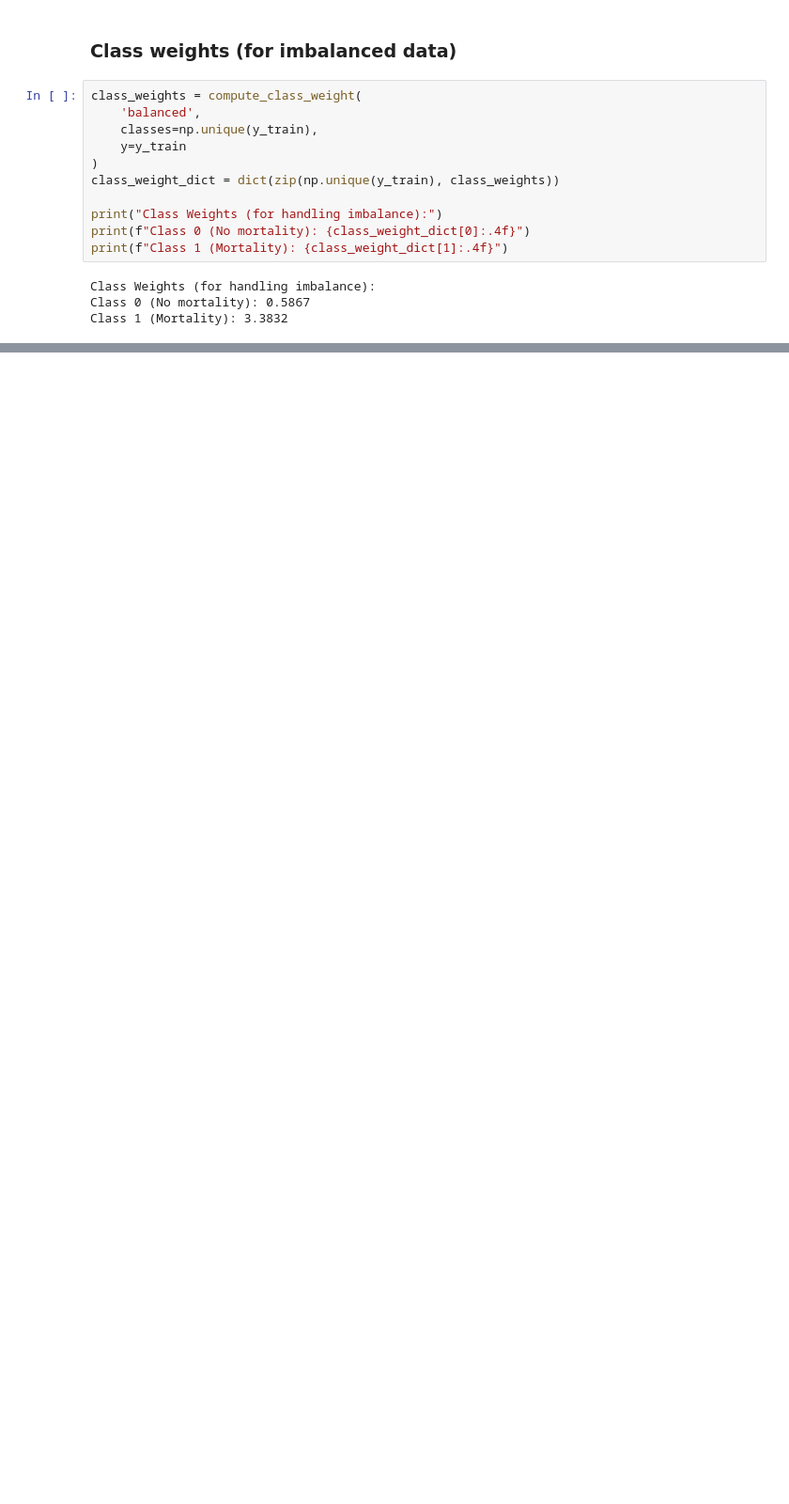
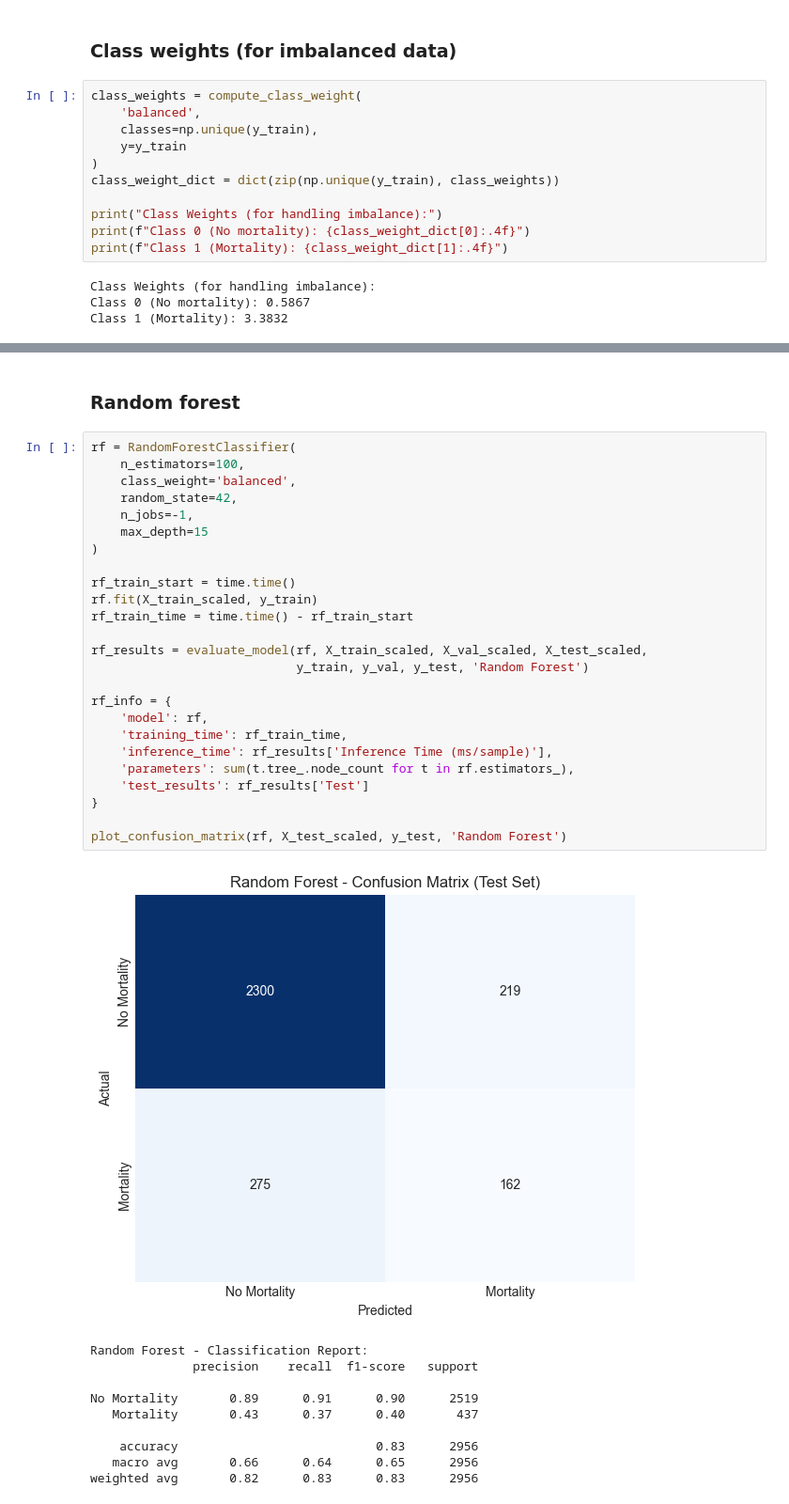
Before and after one commit to uripont/catalan-traffic-accident-analysis, a Jupyter notebook: notebooks/03_model_exploration.ipynb, the cells around one changed output, grey strips where cells are left out. Shown at 94% size. Cells and saved outputs as stored; diff of their text form; blank space fills up the shorter version.

```diff
--- a/notebooks/03_model_exploration.ipynb
+++ b/notebooks/03_model_exploration.ipynb
@@ -167,0 +306,38 @@ Class 1 (Mortality): 3.3832
+# %% [markdown]
+### Random forest
+# %%
+rf = RandomForestClassifier(
+    n_estimators=100,
+    class_weight='balanced',
+    random_state=42,
+    n_jobs=-1,
+    max_depth=15
+)
+
+rf_train_start = time.time()
+rf.fit(X_train_scaled, y_train)
+rf_train_time = time.time() - rf_train_start
+
+rf_results = evaluate_model(rf, X_train_scaled, X_val_scaled, X_test_scaled,
+                            y_train, y_val, y_test, 'Random Forest')
+
+rf_info = {
+    'model': rf,
+    'training_time': rf_train_time,
+    'inference_time': rf_results['Inference Time (ms/sample)'],
+    'parameters': sum(t.tree_.node_count for t in rf.estimators_),
+    'test_results': rf_results['Test']
+}
+
+plot_confusion_matrix(rf, X_test_scaled, y_test, 'Random Forest')
+# %% [output]
+[figure, added]
+Random Forest - Classification Report:
+              precision    recall  f1-score   support
+
+No Mortality       0.89      0.91      0.90      2519
+   Mortality       0.43      0.37      0.40       437
+
+    accuracy                           0.83      2956
+   macro avg       0.66      0.64      0.65      2956
+weighted avg       0.82      0.83      0.83      2956
```
Also changed, not shown: parts of 21 cells of this notebook, 1 other file.
